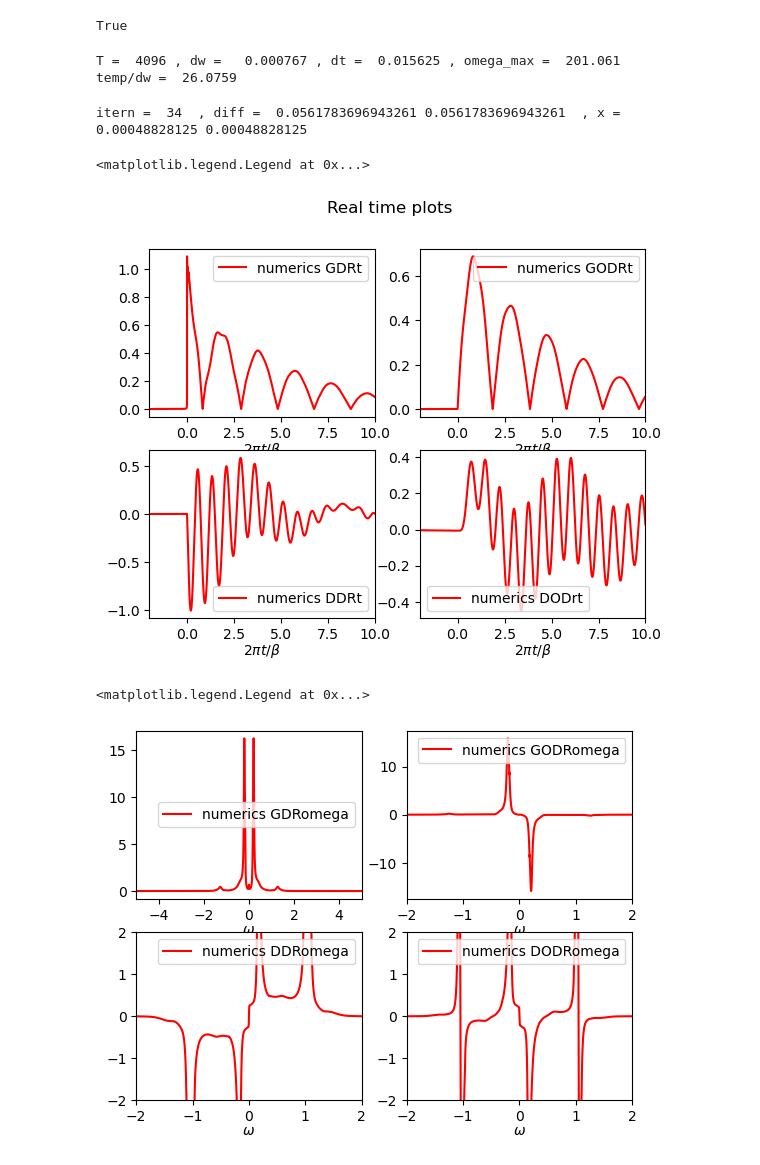
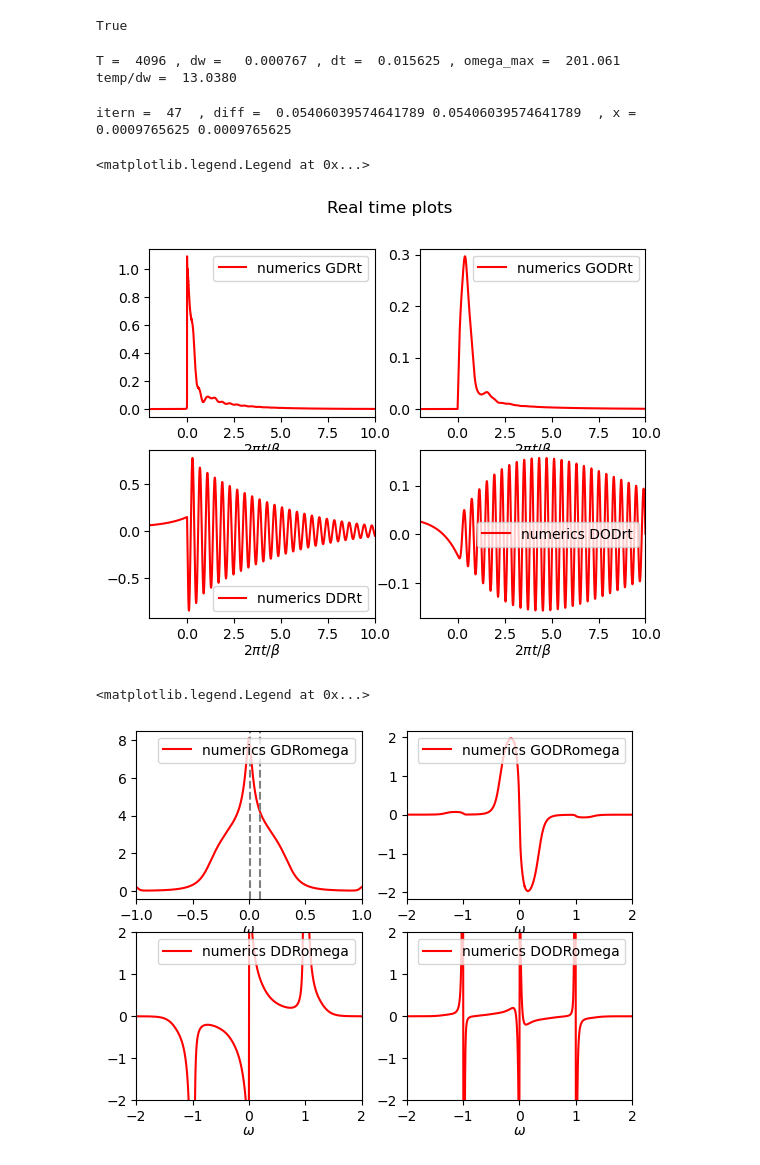
Before and after one commit to aravindhshankar/TwoSidedYSYK, a Jupyter notebook: Final Lap/RealTime2sideYSYK.ipynb, the cells around one changed output. Cells and saved outputs as stored; diff of their text form; code cells hidden in the pictures.

```diff
--- a/Final Lap/RealTime2sideYSYK.ipynb
+++ b/Final Lap/RealTime2sideYSYK.ipynb
@@ -15,7 +15,7 @@ testingscripts.realtimeFFT_validator() # Should return True
 True
 # %%
 g = 0.5
-beta = 50
+beta = 100
 mu = 0.
 r = 1.
 lamb = 10./beta
@@ -43,7 +43,7 @@ print("T = ", T, ", dw =  ", f'{dw:.6f}', ", dt = ", f'{dt:.6f}', ', omega_max =
 print("temp/dw = ", f'{1/(dw*beta):.4f}')
 # %% [output]
 T =  4096 , dw =   0.000767 , dt =  0.015625 , omega_max =  201.061
-temp/dw =  26.0759
+temp/dw =  13.0380
 # %%
 omegar2 = ret_omegar2(g,beta)
 
@@ -71,8 +71,9 @@ def RE_wormhole_YSYK_iterator(GDRomega,GODRomega,DDRomega,DODRomega,g,lamb,J,bet
         SigmaODomega,PiODomega = rhotosigma(rhoGOD,rhoDOD,M,dt,t,omega,g,beta,kappa=1,delta=eta)
         ####PiDOmega[M] = -1.0*r - omegar2 - eta**2
 
-        # if itern < 10 :
-        #     PiDomega[M] = -1.0*r - omegar2 - eta**2
+#         if itern < 10 :
+#             PiDomega[M] = -1.0*r - omegar2 - eta**2
+#             PiODomega[M] = 0
 
         detGmat = (omega+1j*eta + mu - SigmaDomega)**2 - (lamb - SigmaODomega)**2
         detDmat = ((omega+1j*eta)**2 - r - PiDomega)**2 - (J - PiODomega)**2
@@ -82,8 +83,8 @@ def RE_wormhole_YSYK_iterator(GDRomega,GODRomega,DDRomega,DODRomega,g,lamb,J,bet
         DDRomega = xDD*(((omega+1j*eta)**2 - r - PiDomega)/detDmat) + (1-xDD)*DDRoldomega
         DODRomega = xDOD*(-1.0*(J - PiODomega)/detDmat) + (1-xDOD)*DODRoldomega
 
-        if itern > 15 :
-            eta=dw*0.01
+        # if itern > 15 :
+        #     eta=dw*0.01
 
         diffGD = np. sqrt(np.sum((np.abs(GDRomega-GDRoldomega))**2)) #changed
         diffDD = np. sqrt(np.sum((np.abs(DDRomega-DDRoldomega))**2))
@@ -127,7 +128,7 @@ DODRt = (0.5/np.pi) * freq2time(DODRomega,M,dt)
 # GODRt = (0.5/np.pi) * freq2time(GODRomega - GfreeRealomega(omega,mu,eta),M,dt) + GfreeRealt(t,mu,eta)
 # DODRt = (0.5/np.pi) * freq2time(DODRomega - DfreeRealomega(omega,r,eta),M,dt) + DfreeRealt(t,r,eta)
 # %% [output]
-itern =  34  , diff =  0.0561783696943261 0.0561783696943261  , x =  0.00048828125 0.00048828125
+itern =  47  , diff =  0.05406039574641789 0.05406039574641789  , x =  0.0009765625 0.0009765625
 # %%
 fig, ax = plt.subplots(2,2)
 fig.suptitle('Real time plots')
@@ -159,38 +160,41 @@ ax[1,1].set_xlabel(r'$2\pi t/\beta$',labelpad = 0)
 ax[1,1].legend()
 # %% [output]
 <matplotlib.legend.Legend at 0x...>
-[figure, old version]
+[figure, new version]
 # %%
 fig, ax = plt.subplots(2,2)
 
 ax[0,0].plot(omega, -np.imag(GDRomega), 'r', label = 'numerics GDRomega')
 #ax[0,0].plot(tau/beta, np.abs(GDconftau), 'b--', label = 'analytical GDtau' )
 #ax[0,0].set_ylim(0,1)
-ax[0,0].set_xlim(-5,5)
+ax[0,0].set_xlim(-1,1)
 ax[0,0].set_xlabel(r'$\omega$',labelpad = 0)
 ax[0,0].legend()
+ax[0,0].axvline([1./beta],ls='--',c='gray')
+ax[0,0].axvline([lamb],ls='--',c='gray')
+
 
 ax[0,1].plot(omega, -np.imag(GODRomega), 'r', label = 'numerics GODRomega')
 #ax[0,1].set_ylim(0,1)
 ax[0,1].set_xlim(-2,2)
 ax[0,1].set_xlabel(r'$\omega$',labelpad = 0)
 ax[0,1].legend()
 
 ax[1,0].plot(omega, -np.imag(DDRomega), 'r', label = 'numerics DDRomega')
 #ax[1,0].plot(tau/beta, np.abs(DDconftau), 'b--', label = 'analytical DDtau' )
 ax[1,0].set_ylim(-2,2)
 ax[1,0].set_xlim(-2,2)
 ax[1,0].set_xlabel(r'$\omega$',labelpad = 0)
 ax[1,0].legend()
 
 ax[1,1].plot(omega, -np.imag(DODRomega), 'r', label = 'numerics DODRomega')
 ax[1,1].set_ylim(-2,2)
 ax[1,1].set_xlim(-2,2)
 ax[1,1].set_xlabel(r'$\omega$',labelpad = 0)
 ax[1,1].legend()
 # %% [output]
 <matplotlib.legend.Legend at 0x...>
-[figure, old version]
+[figure, new version]
 # %%
 TLL = (0.5/np.pi)*freq2time(-1j*(1-fermidirac(beta*omega))*(-np.imag(GDRomega)),M,dt)
 TLL = 2*np.abs(TLL)
```
Also changed, not shown: parts of 3 cells of this notebook.
